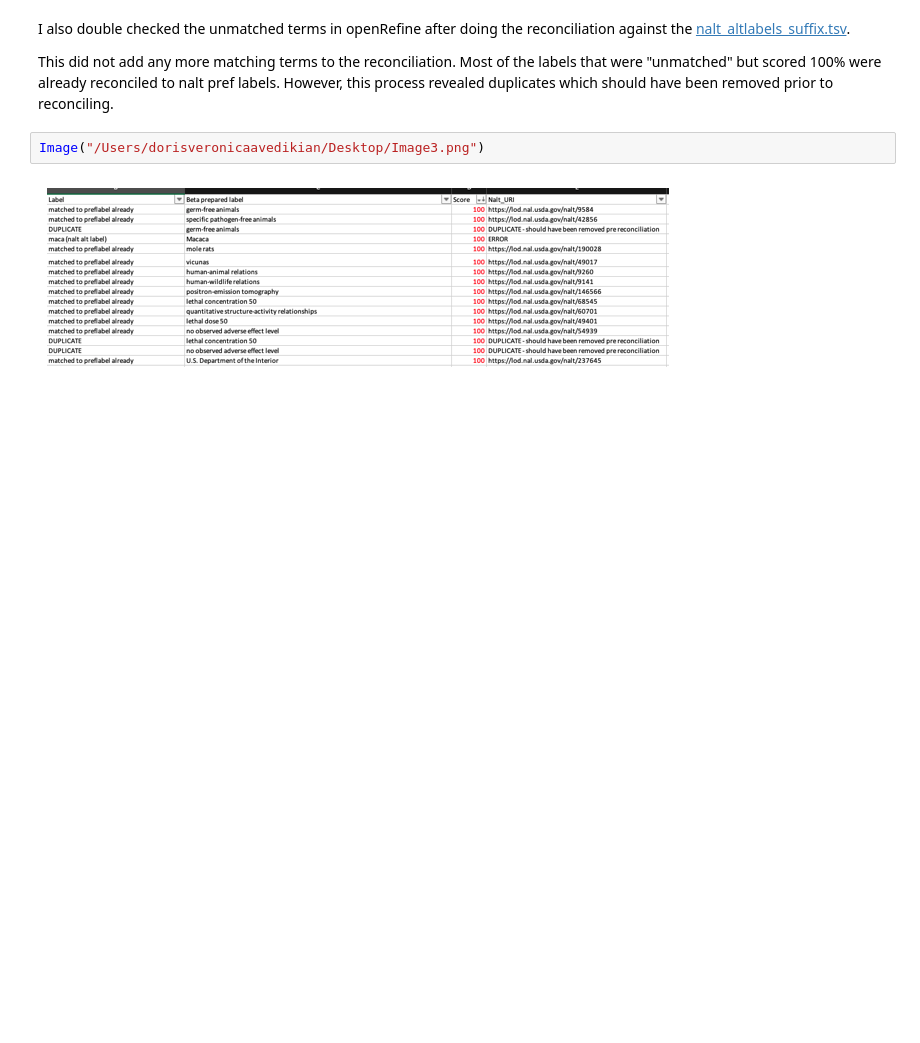
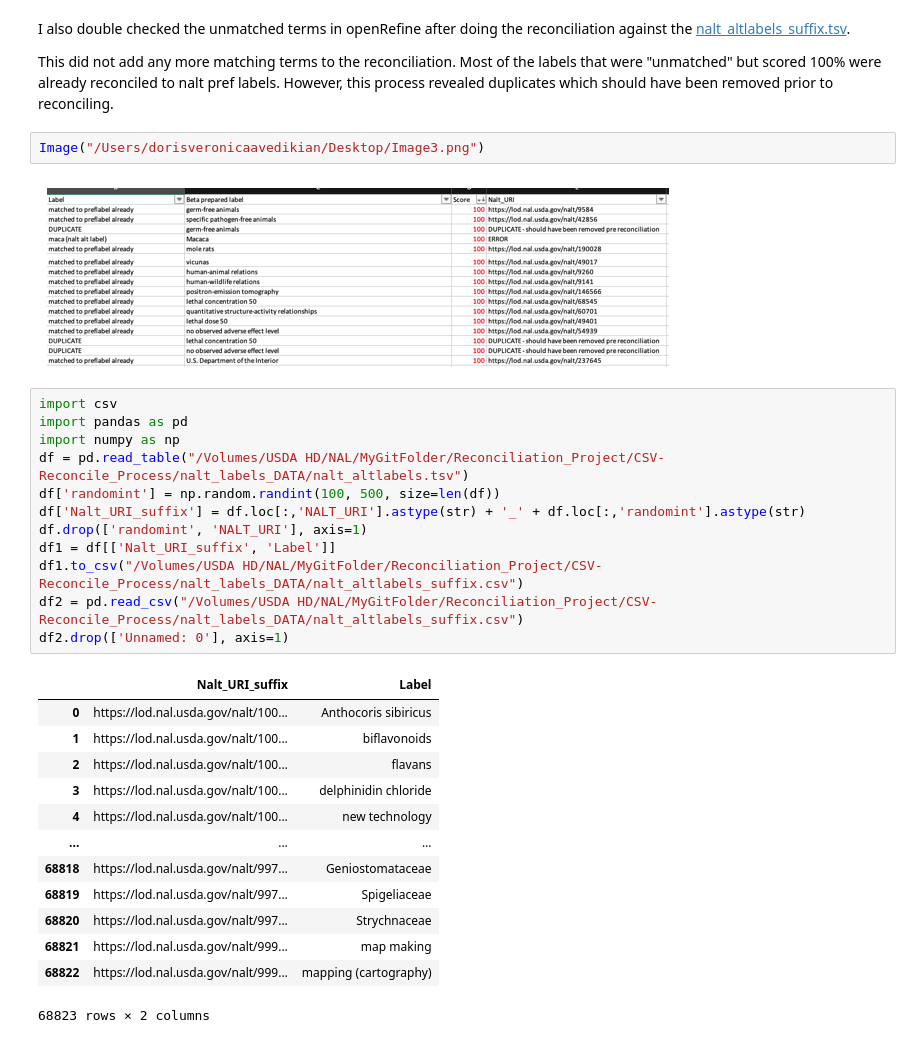
Before and after one commit to dorisavedikian/Reconciliation_Project, a Jupyter notebook: CSV-Reconcile_Process/Examples/AWIC/Summary.ipynb, the cells around one changed output. Saved outputs shown, nothing was run; the diff lists cells and outputs as text; blank space fills up the shorter version.

```diff
--- a/CSV-Reconcile_Process/Examples/AWIC/Summary.ipynb
+++ b/CSV-Reconcile_Process/Examples/AWIC/Summary.ipynb
@@ -48,3 +51,29 @@ This did not add any more matching terms to the reconciliation. Most of the labe
 Image("/Users/dorisveronicaavedikian/Desktop/Image3.png")
 # %% [output]
 [figure]
+# %%
+import csv
+import pandas as pd
+import numpy as np
+df = pd.read_table("/Volumes/USDA HD/NAL/MyGitFolder/Reconciliation_Project/CSV-Reconcile_Process/nalt_labels_DATA/nalt_altlabels.tsv")
+df['randomint'] = np.random.randint(100, 500, size=len(df))
+df['Nalt_URI_suffix'] = df.loc[:,'NALT_URI'].astype(str) + '_' + df.loc[:,'randomint'].astype(str)
+df.drop(['randomint', 'NALT_URI'], axis=1)
+df1 = df[['Nalt_URI_suffix', 'Label']]
+df1.to_csv("/Volumes/USDA HD/NAL/MyGitFolder/Reconciliation_Project/CSV-Reconcile_Process/nalt_labels_DATA/nalt_altlabels_suffix.csv")
+df2 = pd.read_csv("/Volumes/USDA HD/NAL/MyGitFolder/Reconciliation_Project/CSV-Reconcile_Process/nalt_labels_DATA/nalt_altlabels_suffix.csv")
+df2.drop(['Unnamed: 0'], axis=1)
+# %% [output]
+|  | Nalt_URI_suffix | Label |
+| 0 | https://lod.nal.usda.gov/nalt/100... | Anthocoris sibiricus |
+| 1 | https://lod.nal.usda.gov/nalt/100... | biflavonoids |
+| 2 | https://lod.nal.usda.gov/nalt/100... | flavans |
+| 3 | https://lod.nal.usda.gov/nalt/100... | delphinidin chloride |
+| 4 | https://lod.nal.usda.gov/nalt/100... | new technology |
+| ... | ... | ... |
+| 68818 | https://lod.nal.usda.gov/nalt/997... | Geniostomataceae |
+| 68819 | https://lod.nal.usda.gov/nalt/997... | Spigeliaceae |
+| 68820 | https://lod.nal.usda.gov/nalt/997... | Strychnaceae |
+| 68821 | https://lod.nal.usda.gov/nalt/999... | map making |
+| 68822 | https://lod.nal.usda.gov/nalt/999... | mapping (cartography) |
+68823 rows × 2 columns
```
Also changed, not shown: parts of 1 cell of this notebook, 15 other files.
